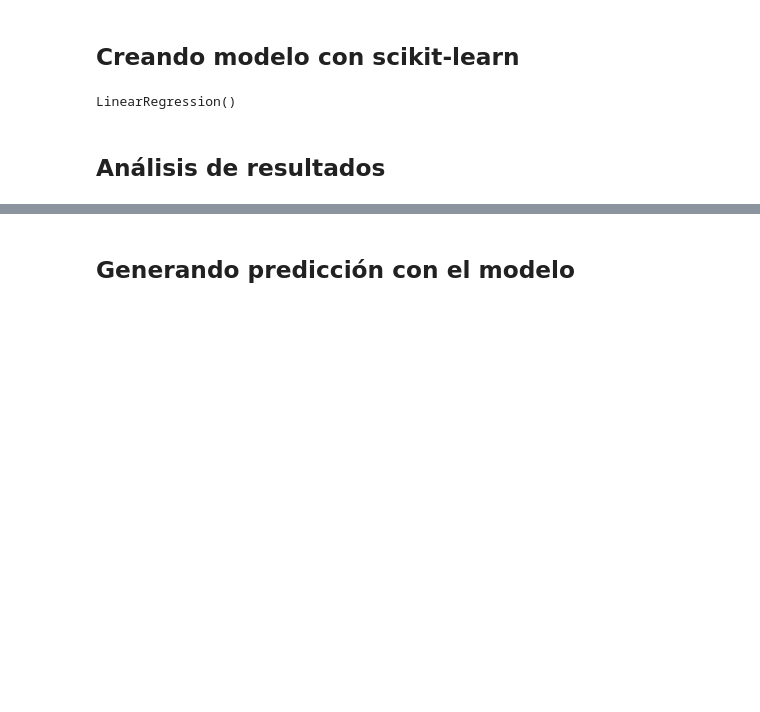
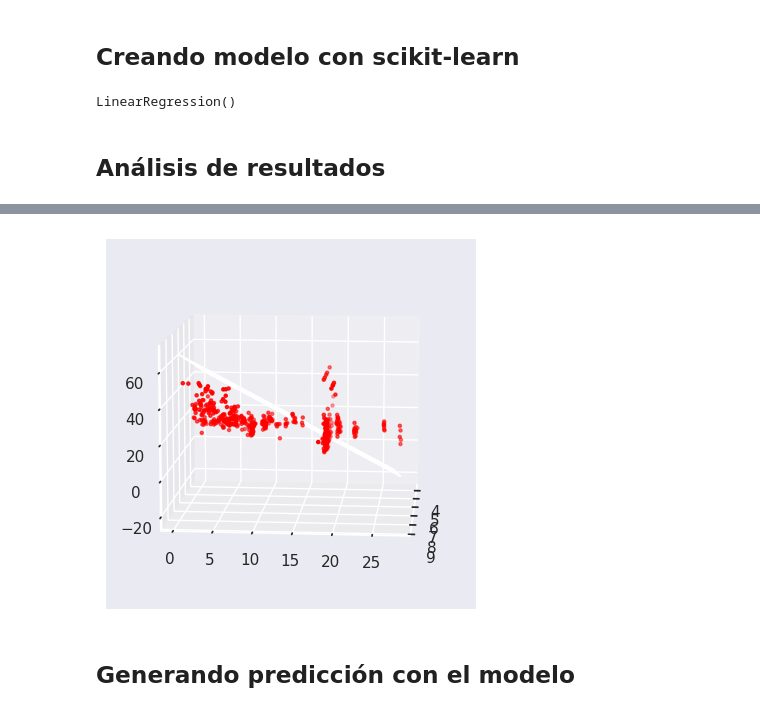
Before and after one commit to electrojam/Curso-de-Regresion-Lineal-con-Python-y-scikit-learn, a Jupyter notebook: Ejercicio_Multivariable.ipynb, the cells around one changed output, grey strips where cells are left out. Drawn from its saved outputs; the diff is of its cells as text; code cells hidden in the pictures; blank space fills up the shorter version.

```diff
--- a/Ejercicio_Multivariable.ipynb
+++ b/Ejercicio_Multivariable.ipynb
@@ -105,3 +105,21 @@ slr.fit(x_std, y_std)
 LinearRegression()
 # %% [markdown]
 ## Análisis de resultados
+# %%
+import matplotlib.pyplot as plt
+from mpl_toolkits.mplot3d import * #importamos librería para graficar en 3D
+import numpy as np
+
+# creamos un plano con límites máx y min
+
+x1_range = np.arange(df['RM'].min(), df['RM'].max())
+x2_range = np.arange(df['INDUS'].min(), df['INDUS'].max())
+
+# creamos malla de plano mediante numpy
+
+X1, X2 = np.meshgrid(x1_range, x2_range)
+
+plano = pd.DataFrame({'RM':X1.ravel(), 'INDUS':X2.ravel()})
+plano
+
+# Se creó para cada valor de RM un valor de INDUS
@@ -108,2 +140,18 @@ LinearRegression()
+# %%
+pred = slr.predict(plano).reshape(X1.shape) # digo a predicción que tenga misma forma de X1...
+#... para que todas las variables cuenten con las mismas características...
+#... para que matplotlib entienda más fácil y pueda hacer el gráfico en 3D.
+
+pred = sc_y.inverse_transform(pred)
+
+fig = plt.figure() # creamos una figura
+ax = fig.add_subplot(projection='3d') # creamos axis en 3D
+ax.plot_surface(X1,X2,pred, alpha=00.4)
+
+ax.scatter3D(df['RM'], df['INDUS'], df['MEDV'], color='red', marker='.')
+ax.view_init(elev=10, azim=5)
+plt.show()
+# %% [output]
+[figure, added]
 # %% [markdown]
 ## Generando predicción con el modelo
```
Also changed, not shown: parts of 1 cell of this notebook.
